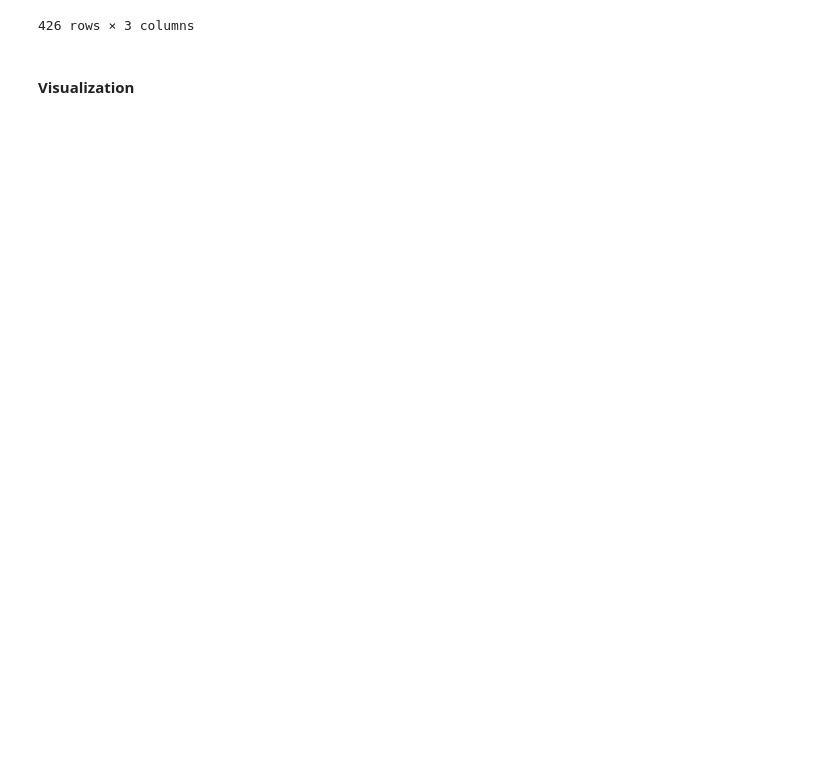
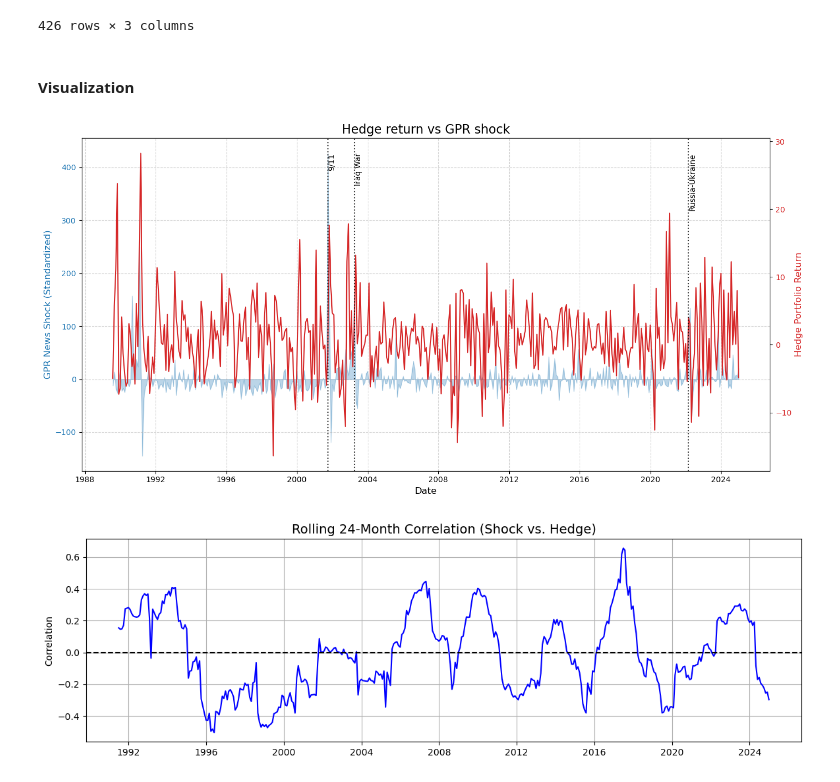
Before and after one commit to siddharthyashkukreja-cloud/Hedging_GeoPolRisk, a Jupyter notebook: part 3 - Measuring Geopolitical News.ipynb, the cells around one changed output. Saved outputs shown, nothing was run; the diff lists cells and outputs as text; code cells hidden in the pictures; blank space fills up the shorter version.

```diff
--- a/part 3 - Measuring Geopolitical News.ipynb
+++ b/part 3 - Measuring Geopolitical News.ipynb
@@ -322,3 +306,54 @@ The hedge portfolio
 426 rows × 3 columns
 # %% [markdown]
 #### Visualization
+# %%
+plot_data = final_hedge.set_index('date').copy()
+
+# Create the plot figure
+fig, ax1 = plt.subplots(figsize=(14, 7))
+
+# plot The GPR Shock (blue Area),  i use 'fill_between' to show shock clearer
+color = 'tab:blue'
+ax1.set_xlabel('Date', fontsize=12)
+ax1.set_ylabel('GPR News Shock (Standardized)', color=color, fontsize=12)
+ax1.fill_between(plot_data.index, plot_data['GPR_Shock_News'], color=color, alpha=0.3, label='GPR Shock')
+ax1.tick_params(axis='y', labelcolor=color)
+
+
+ax2 = ax1.twinx()  #second axis for hedge return
+
+# The Hedge Portfolio Return (Red Line)
+color = 'tab:red'
+ax2.set_ylabel('Hedge Portfolio Return', color=color, fontsize=12)
+ax2.plot(plot_data.index, plot_data['Hedge_Return'], color=color, linewidth=1.5, label='Hedge Return')
+ax2.tick_params(axis='y', labelcolor=color)
+plt.title('Hedge return vs GPR shock', fontsize=16)
+ax1.grid(True, linestyle='--', alpha=0.5)
+
+
+#some nead markers to check certain dates
+events = {
+    pd.Timestamp('2001-09-30'): '9/11',
+    pd.Timestamp('2003-03-31'): 'Iraq War',
+    pd.Timestamp('2022-02-28'): 'Russia-Ukraine'}
+
+for date, label in events.items():
+    if date in plot_data.index:
+        plt.axvline(x=date, color='black', linestyle=':', alpha=0.8)
+        ax1.text(date, plot_data['GPR_Shock_News'].max(), label, rotation=90, verticalalignment='top')
+plt.tight_layout()
+plt.show()
+
+
+# This shows if the hedge is consistently working or only works sometimes
+plt.figure(figsize=(14, 4))
+rolling_corr = plot_data['Hedge_Return'].rolling(window=24).corr(plot_data['GPR_Shock_News'])
+plt.plot(rolling_corr, color='blue')
+plt.axhline(0, color='black', linestyle='--')
+plt.title('Rolling 24-Month Correlation (Shock vs. Hedge)', fontsize=14)
+plt.ylabel('Correlation')
+plt.grid(True)
+plt.show()
+# %% [output]
+[figure, added]
+[figure, added]
```
Also changed, not shown: parts of 5 cells of this notebook.
